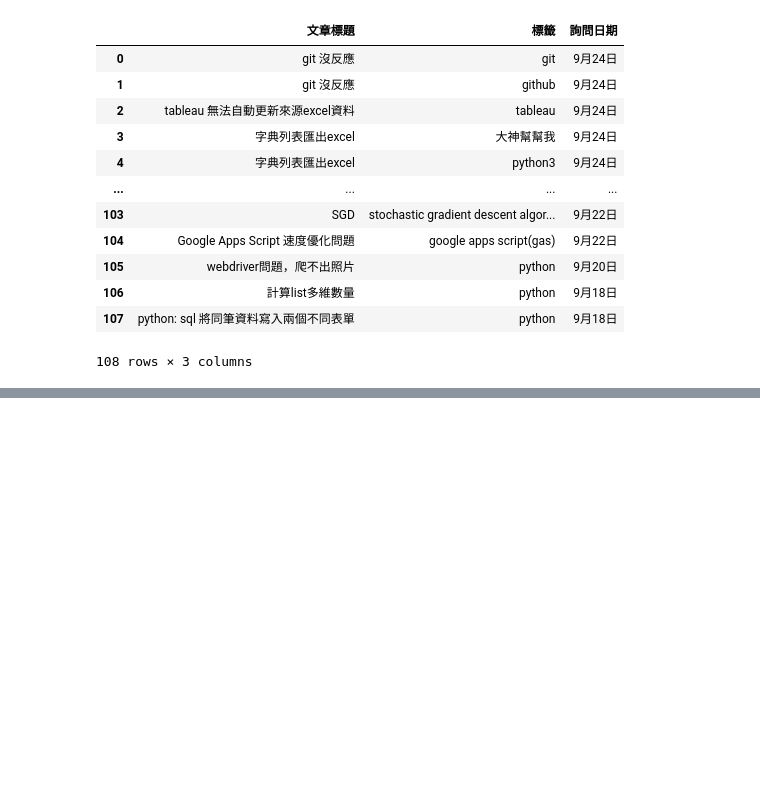
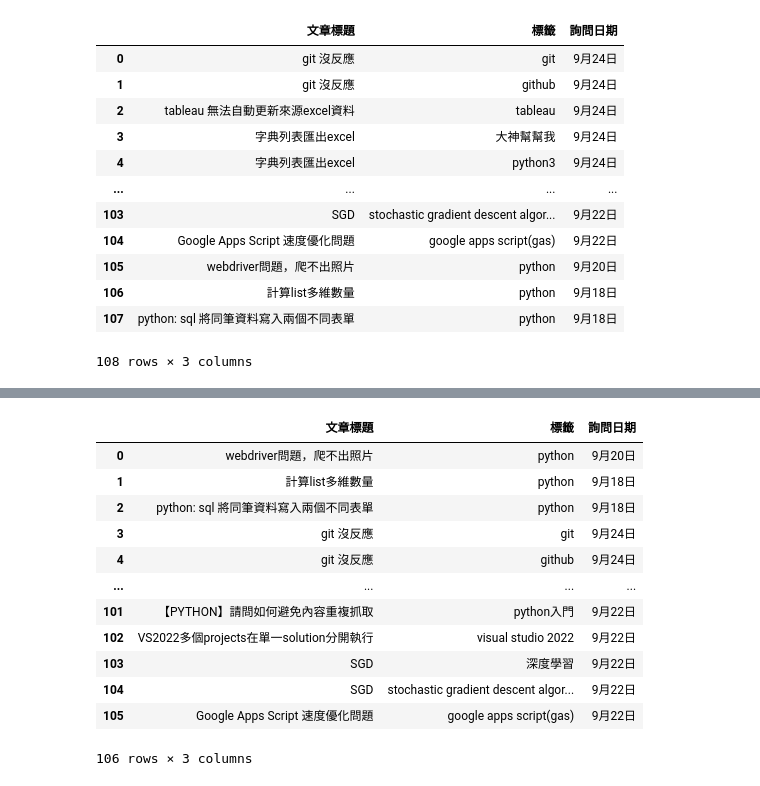
Before and after one commit to minhao920201/PL, a Jupyter notebook: HW1/homework1.ipynb, the cells around one changed output, grey strips where cells are left out. Drawn from its saved outputs; the diff is of its cells as text; code cells hidden in the pictures; blank space fills up the shorter version.

```diff
--- a/HW1/homework1.ipynb
+++ b/HW1/homework1.ipynb
@@ -72,0 +108,18 @@ union
+# %%
+#對稱差集
+Symmetrical_difference = pd.merge(difference1,difference2,how="outer") #將差集1和差集2做聯集
+display(Symmetrical_difference)
+# %% [output]
+|  | 文章標題 | 標籤 | 詢問日期 |
+| 0 | webdriver問題，爬不出照片 | python | 9月20日 |
+| 1 | 計算list多維數量 | python | 9月18日 |
+| 2 | python: sql 將同筆資料寫入兩個不同表單 | python | 9月18日 |
+| 3 | git 沒反應 | git | 9月24日 |
+| 4 | git 沒反應 | github | 9月24日 |
+| ... | ... | ... | ... |
+| 101 | 【PYTHON】請問如何避免內容重複抓取 | python入門 | 9月22日 |
+| 102 | VS2022多個projects在單一solution分開執行 | visual studio 2022 | 9月22日 |
+| 103 | SGD | 深度學習 | 9月22日 |
+| 104 | SGD | stochastic gradient descent algor... | 9月22日 |
+| 105 | Google Apps Script 速度優化問題 | google apps script(gas) | 9月22日 |
+106 rows × 3 columns
```
Also changed, not shown: parts of 7 cells of this notebook.
